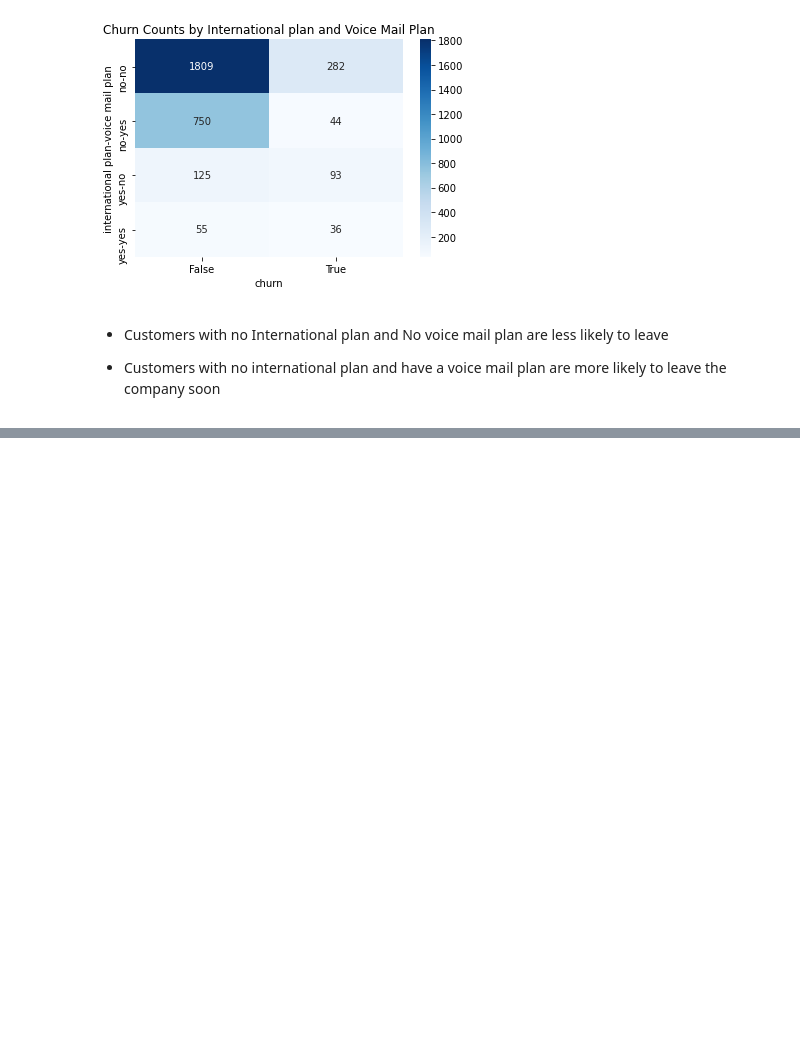
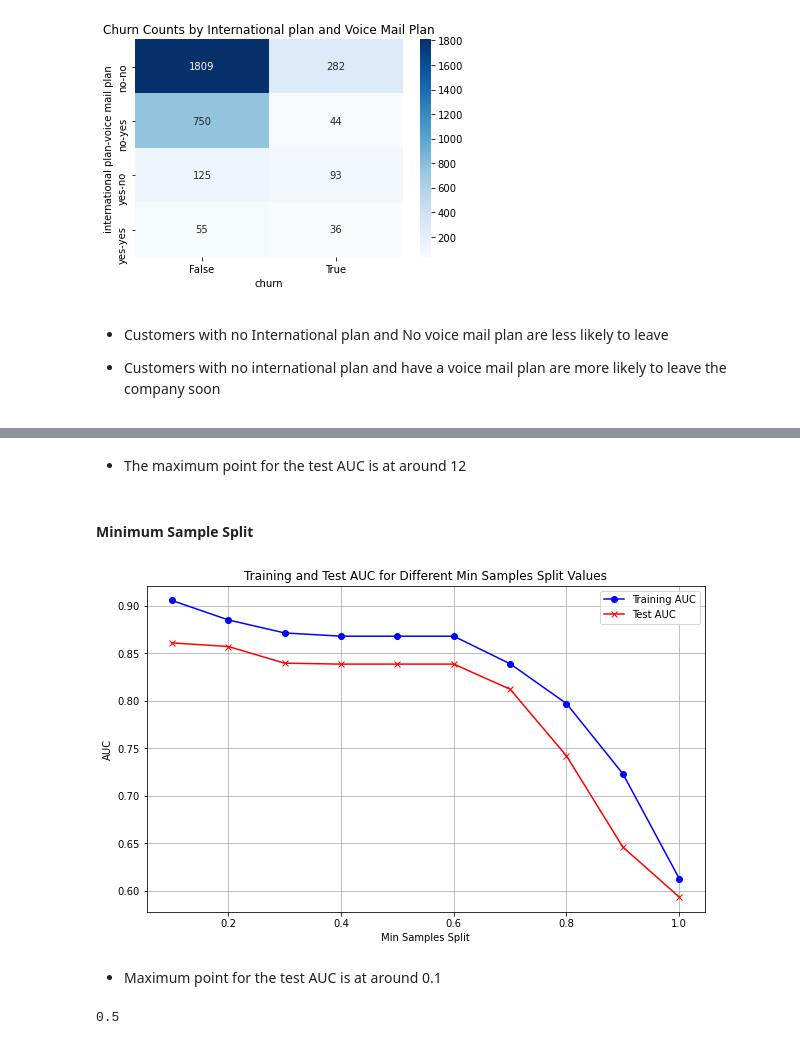
Before and after one commit to Mash-bot/Phase-3-project, a Jupyter notebook: Index.ipynb, the cells around one changed output, grey strips where cells are left out. Saved outputs shown, nothing was run; the diff lists cells and outputs as text; code cells hidden in the pictures; blank space fills up the shorter version.

```diff
--- a/Index.ipynb
+++ b/Index.ipynb
@@ -327,0 +625,56 @@ plt.show()
+# %% [markdown]
+- The maximum point for the test AUC is at around 12
+# %% [markdown]
+#### Minimum Sample Split
+# %%
+min_samples_split_values = np.arange(0.1, 1.1, 0.1)
+
+# Initialize lists to store AUC values for training and test sets
+train_auc = []
+test_auc = []
+
+# Loop over min_samples_split values
+for min_samples_split in min_samples_split_values:
+    clf = DecisionTreeClassifier(min_samples_split=min_samples_split, random_state=42)
+    clf.fit(X_train_normalized, y_train)
+
+    # Get predicted probabilities for training and test sets
+    y_train_pred_prob = clf.predict_proba(X_train_normalized)[:, 1]
+    y_test_pred_prob = clf.predict_proba(X_test_normalized)[:, 1]
+
+    # Calculate AUC for training and test set
+    train_auc.append(roc_auc_score(y_train, y_train_pred_prob))
+    test_auc.append(roc_auc_score(y_test, y_test_pred_prob))
+
+# Plot the AUC values for training and test sets
+plt.figure(figsize=(10, 6))
+plt.plot(min_samples_split_values, train_auc, label='Training AUC', color='blue', marker='o')
+plt.plot(min_samples_split_values, test_auc, label='Test AUC', color='red', marker='x')
+plt.xlabel('Min Samples Split')
+plt.ylabel('AUC')
+plt.title('Training and Test AUC for Different Min Samples Split Values')
+plt.legend()
+plt.grid(True)
+plt.show()
+# %% [output]
+[figure, added]
+# %% [markdown]
+- Maximum point for the test AUC is at around 0.1
+# %%
+# Train a classifier with optimal values identified above
+dto = DecisionTreeClassifier(
+    max_depth=8,
+    min_samples_split=0.1,
+    min_samples_leaf=0.1,
+    max_features=12,
+    random_state=42
+)
+dto.fit(X_train_normalized, y_train)
+y_test_optimized = dto.predict(X_test_normalized)
+
+
+false_positive_rate, true_positive_rate, thresholds = roc_curve(y_test, y_test_optimized)
+roc_auc = auc(false_positive_rate, true_positive_rate)
+roc_auc
+# %% [output]
+0.5
```
Also changed, not shown: parts of 39 cells of this notebook.
